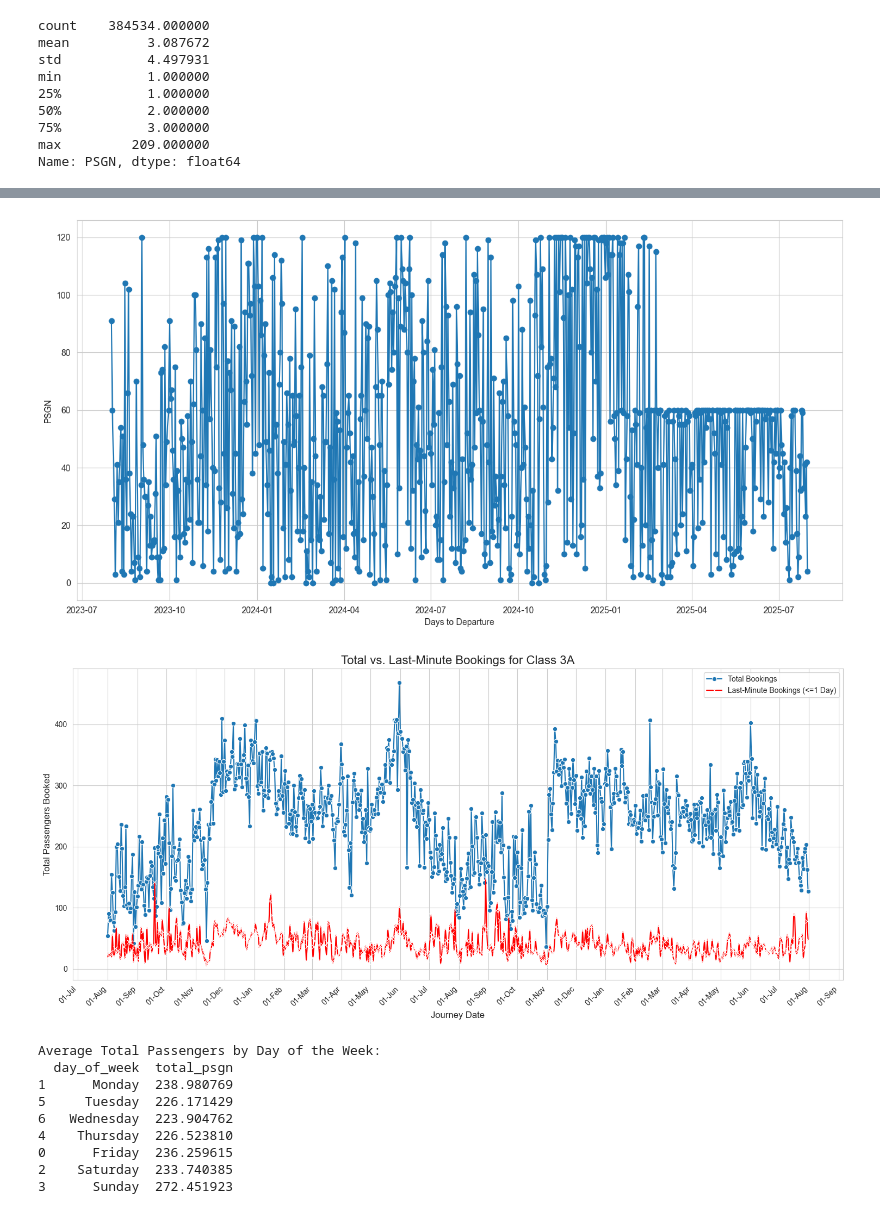
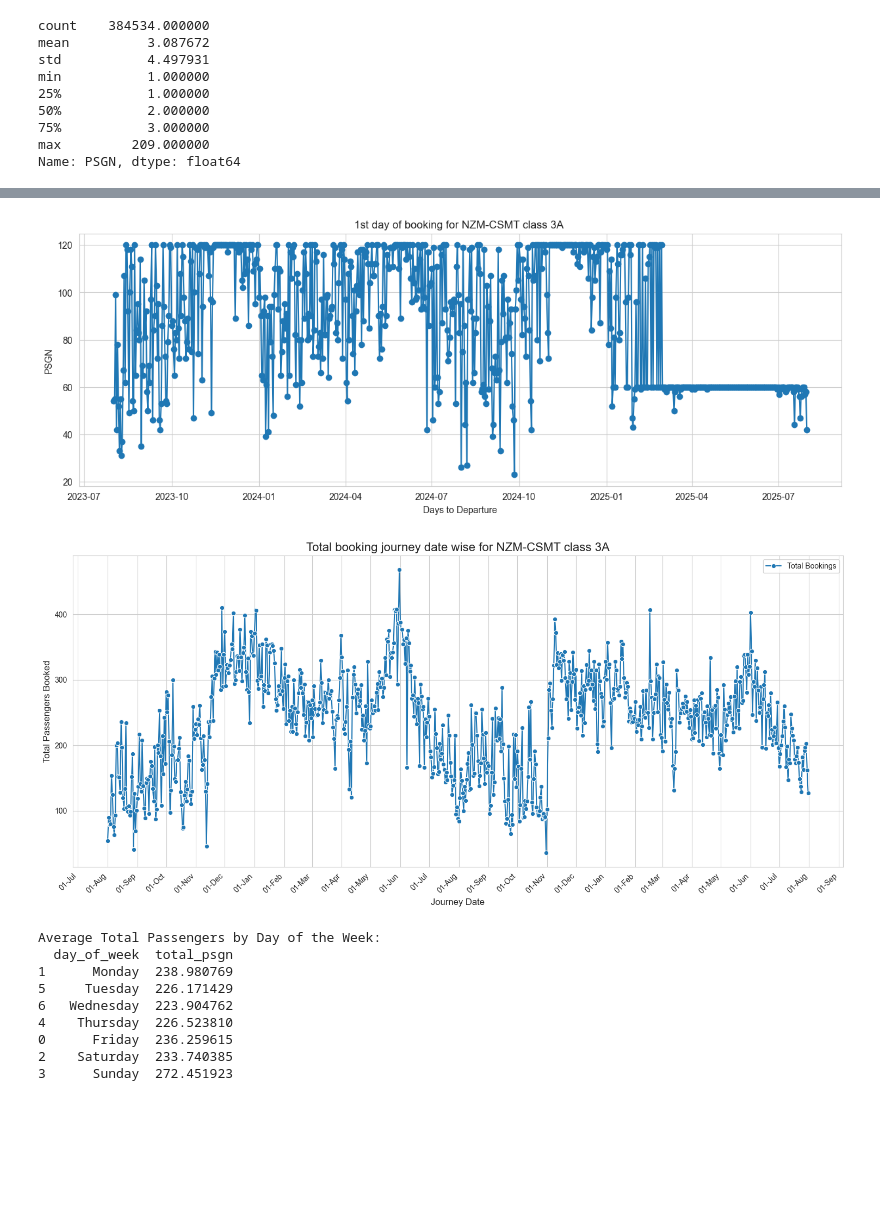
Before and after one commit to yashu1819/DPonTrain, a Jupyter notebook: Analysis/T22222.ipynb, the cells around one changed output, grey strips where cells are left out. Drawn from its saved outputs; the diff is of its cells as text; code cells hidden in the pictures; blank space fills up the shorter version.

```diff
--- a/Analysis/T22222.ipynb
+++ b/Analysis/T22222.ipynb
@@ -95,10 +95,9 @@ import matplotlib.dates as mdates # Add this line
 
 # 1. --- Define and filter for the specific journey ---
 # Change these values to analyze the journey you are interested in.
-journey_date_filter = '2023-11-14'
 brdpt_code_filter = 'NZM'
 resupto_code_filter = 'CSMT'
-cls_filter = '1A'
+cls_filter = '3A'
 
 # Apply the filters
 journey_df = df[
@@ -129,7 +128,7 @@ plt.figure(figsize=(8,5))
 plt.plot(journey_df['days_to_departure'], journey_df['PSGN'], marker='o')
 plt.xlabel('Days to Departure')
 plt.ylabel('PSGN')
-plt.title('PSGN vs Days to Departure')
+plt.title(f'PSGN vs Days to Departure for {brdpt_code_filter}-{resupto_code_filter} class {cls_filter}')
 plt.grid(True)
 plt.show()
 
@@ -138,7 +137,7 @@ plt.figure(figsize=(8,5))
 plt.plot(journey_df['days_to_departure'], journey_df['cumulative_psgn'], marker='o', color='orange')
 plt.xlabel('Days to Departure')
 plt.ylabel('Cumulative PSGN')
-plt.title('Cumulative PSGN vs Days to Departure')
+plt.title(f'Cumulative PSGN vs Days to Departure for {brdpt_code_filter}-{resupto_code_filter} class {cls_filter}')
 plt.grid(True)
 plt.show()
 
@@ -156,17 +155,17 @@ plt.show()
 # %%
 df11= df11.groupby('journey_date')['days_to_departure'].max().reset_index()
 import matplotlib.pyplot as plt
 
 # Plot 1: PSGN vs days_to_departure
-plt.figure(figsize=(16,8))
+plt.figure(figsize=(15,5))
 plt.plot(df11['journey_date'], df11['days_to_departure'], marker='o')
 plt.xlabel('Days to Departure')
 plt.ylabel('PSGN')
-# plt.title('PSGN vs Days to Departure')
+plt.title(f'1st day of booking for {brdpt_code_filter}-{resupto_code_filter} class {cls_filter} ')
 plt.grid(True)
 plt.show()
 # %% [output]
-[figure, old version]
+[figure, new version]
 # %%
 
 
@@ -177,11 +176,14 @@ df['journey_date'] = pd.to_datetime(df['journey_date'])
 
 
 # --- 1. DATA PREPARATION ---
+brdpt_code_filtr = 'NZM'
+resupto_code_filtr = 'CSMT'
+cls_filtr = '3A'
 
 # Filter for only class '3A'
-df_3A = df[(df['cls'] == '3A')
-           & (df['brdpt_code']=="NZM")
-           & (df['resupto_code']=='CSMT')
+df_3A = df[(df['cls'] == cls_filtr)
+           & (df['brdpt_code']==brdpt_code_filtr)
+           & (df['resupto_code']==resupto_code_filtr)
            ].copy()
 
 # A. Prepare the data for the FIRST line (total bookings)
@@ -218,18 +220,18 @@ plot = sns.lineplot(
 )
 
 # ADD THE SECOND line plot on the SAME axes (Last-Minute Passengers)
-sns.lineplot(
-    x='journey_date',
-    y='last_minute_psgn',
-    data=combined_df,
-    marker='x',
-    color='red',
-    label='Last-Minute Bookings (<=1 Day)', # Add a label for the legend
-    ax=plot # Tell seaborn to draw on the same plot object
-)
+# sns.lineplot(
+#     x='journey_date',
+#     y='last_minute_psgn',
+#     data=combined_df,
+#     marker='x',
+#     color='red',
+#     label='Last-Minute Bookings (<=1 Day)', # Add a label for the legend
+#     ax=plot # Tell seaborn to draw on the same plot object
+# )
 
 # Set titles and labels
-plot.set_title('Total vs. Last-Minute Bookings for Class 3A', fontsize=16)
+plot.set_title(f'Total booking journey date wise for {brdpt_code_filtr}-{resupto_code_filtr} class {cls_filtr}', fontsize=16)
 plot.set_xlabel('Journey Date', fontsize=12)
 plot.set_ylabel('Total Passengers Booked', fontsize=12)
 
@@ -242,7 +244,7 @@ plt.legend() # Display the legend
 plt.tight_layout()
 plt.show()
 # %% [output]
-[figure, old version]
+[figure, new version]
 # %%
 daily_journey_df['day_of_week'] = daily_journey_df['journey_date'].dt.day_name()
 
```
Also changed, not shown: parts of 3 cells of this notebook, 1 other file.
